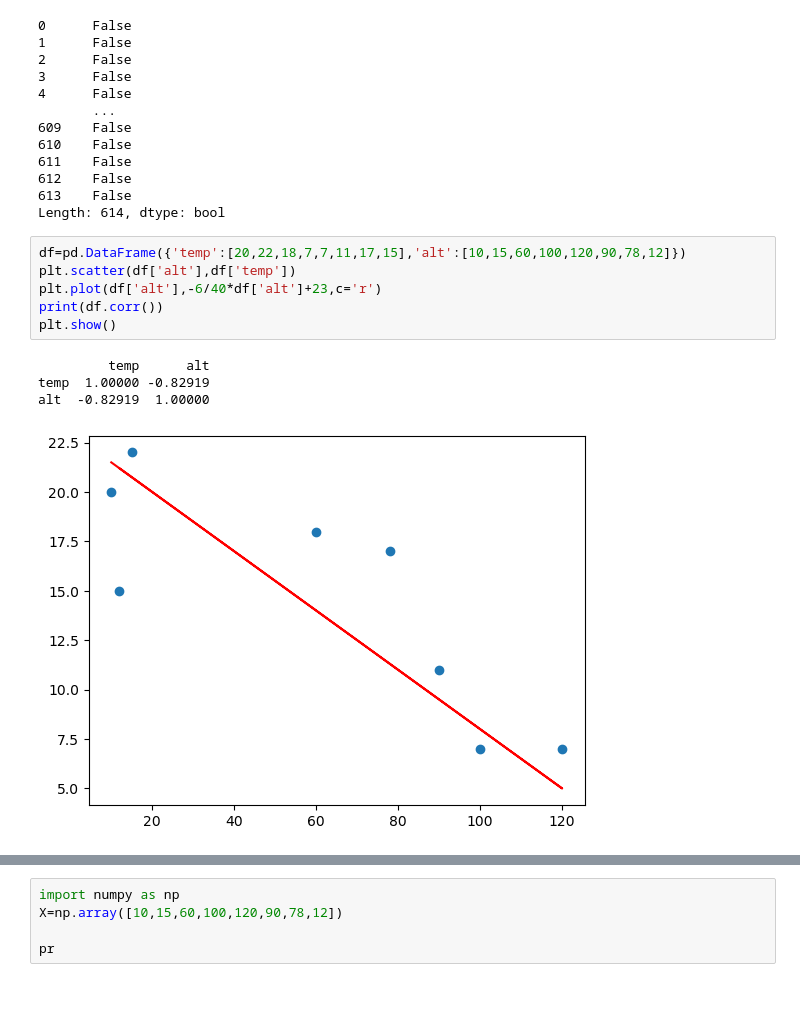
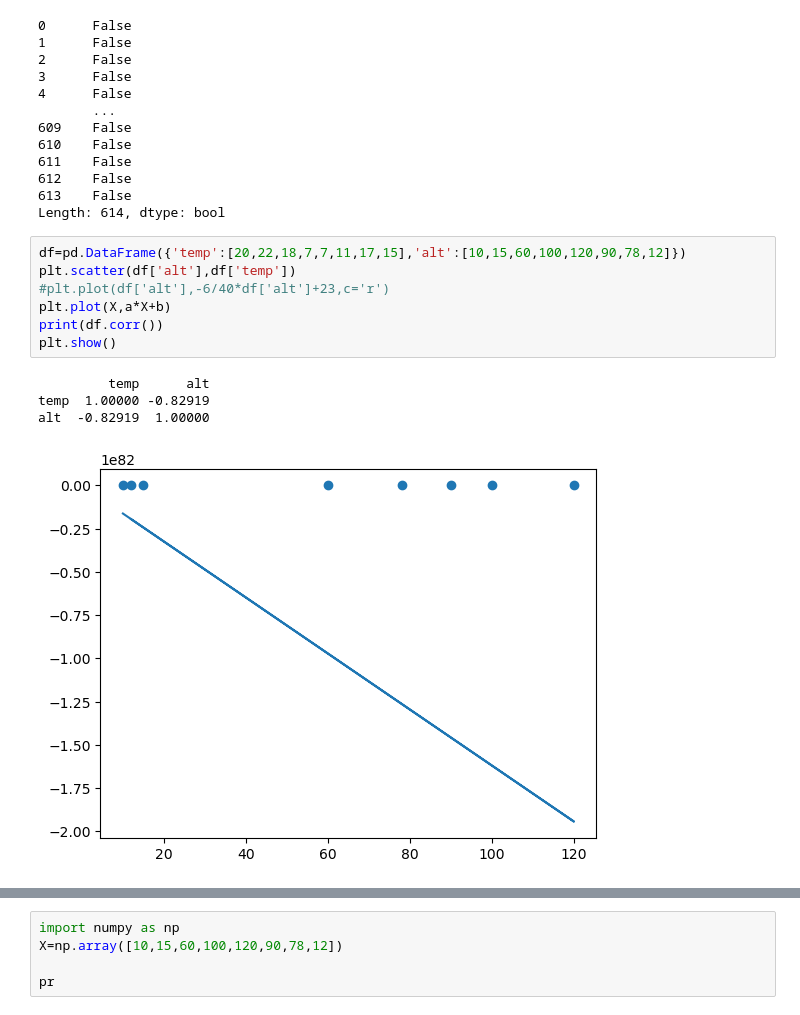
Before and after one commit to charloe12/numpy, a Jupyter notebook: Untitled.ipynb, the cells around one changed output, grey strips where cells are left out. Saved outputs shown, nothing was run; the diff lists cells and outputs as text.

```diff
--- a/Untitled.ipynb
+++ b/Untitled.ipynb
@@ -20,14 +20,15 @@ Length: 614, dtype: bool
 # %%
 df=pd.DataFrame({'temp':[20,22,18,7,7,11,17,15],'alt':[10,15,60,100,120,90,78,12]})
 plt.scatter(df['alt'],df['temp'])
-plt.plot(df['alt'],-6/40*df['alt']+23,c='r')
+#plt.plot(df['alt'],-6/40*df['alt']+23,c='r')
+plt.plot(X,a*X+b)
 print(df.corr())
 plt.show()
 # %% [output]
          temp      alt
 temp  1.00000 -0.82919
 alt  -0.82919  1.00000
-[figure, old version]
+[figure, new version]
 # %%
 Y=np.array([20,22,18,7,7,11,17,15])
 X=np.array([10,15,60,100,120,90,78,12])
```
Also changed, not shown: parts of 8 cells of this notebook.
